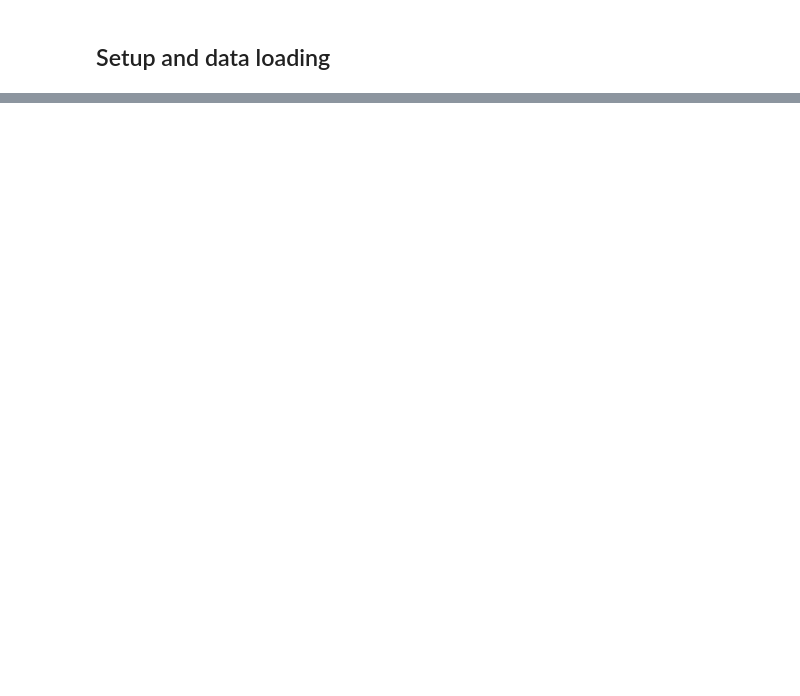
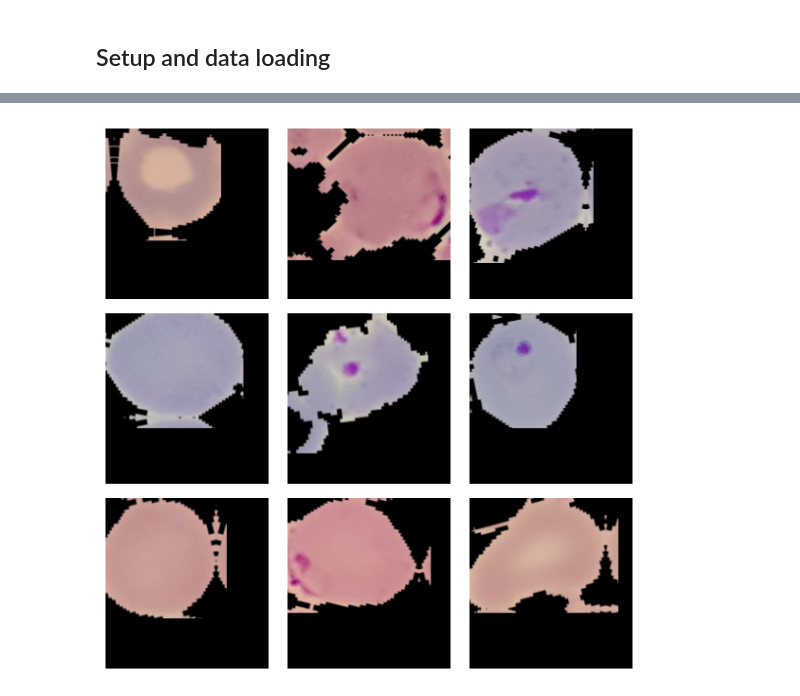
Before and after one commit to sitamgithub-MSIT/MalDetect, a Jupyter notebook: notebook/models/MODEL TRAINING(ResNet).ipynb, the cells around one changed output, grey strips where cells are left out. Drawn from its saved outputs; the diff is of its cells as text; code cells hidden in the pictures; blank space fills up the shorter version.

```diff
--- a/notebook/models/MODEL TRAINING(ResNet).ipynb
+++ b/notebook/models/MODEL TRAINING(ResNet).ipynb
@@ -378,0 +157,20 @@ plot_hist(hist)
+# %%
+# Randomly translate the images in the batch
+random_translation = keras_cv.layers.RandomTranslation(
+    height_factor=0.1, width_factor=0.1
+)
+augmenters = [random_translation]
+
+# Apply the augmenters to the image batch
+image_batch = random_translation(image_batch)
+
+# Visualize the images in the batch
+keras_cv.visualization.plot_image_gallery(
+    image_batch.to_tensor(),
+    rows=3,
+    cols=3,
+    value_range=(0, 255),
+    show=True,
+)
+# %% [output]
+[figure, added]
```
Also changed, not shown: parts of 57 cells of this notebook, 25 other files.
